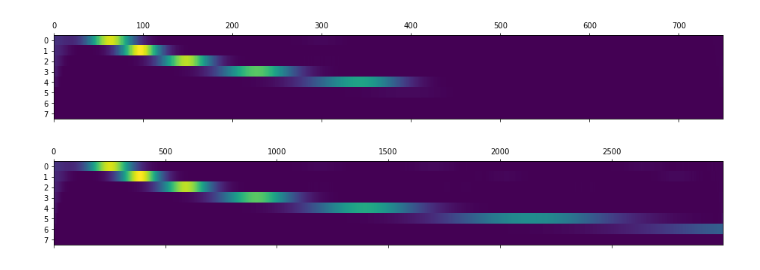
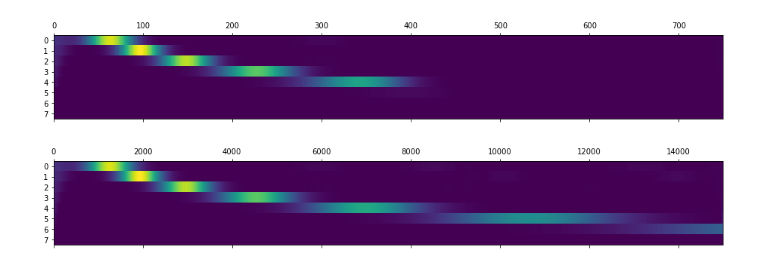
Before and after one commit to amvosk/Toolbox, a Jupyter notebook: wavelets/wavelets.ipynb, the cells around one changed output. Drawn from its saved outputs; the diff is of its cells as text; code cells hidden in the pictures.

```diff
--- a/wavelets/wavelets.ipynb
+++ b/wavelets/wavelets.ipynb
@@ -51,6 +51,6 @@ plt.matshow(np.abs(cwt).T, aspect='auto');
 # %% [output]
 [figure]
 # %%
-awt.plot_cwt(signal, freq, decimate=5)
+awt.plot_cwt(signal, freq, decimate=1)
 # %% [output]
-[figure, old version]
+[figure, new version]
```
Also changed, not shown: 1 other file.
